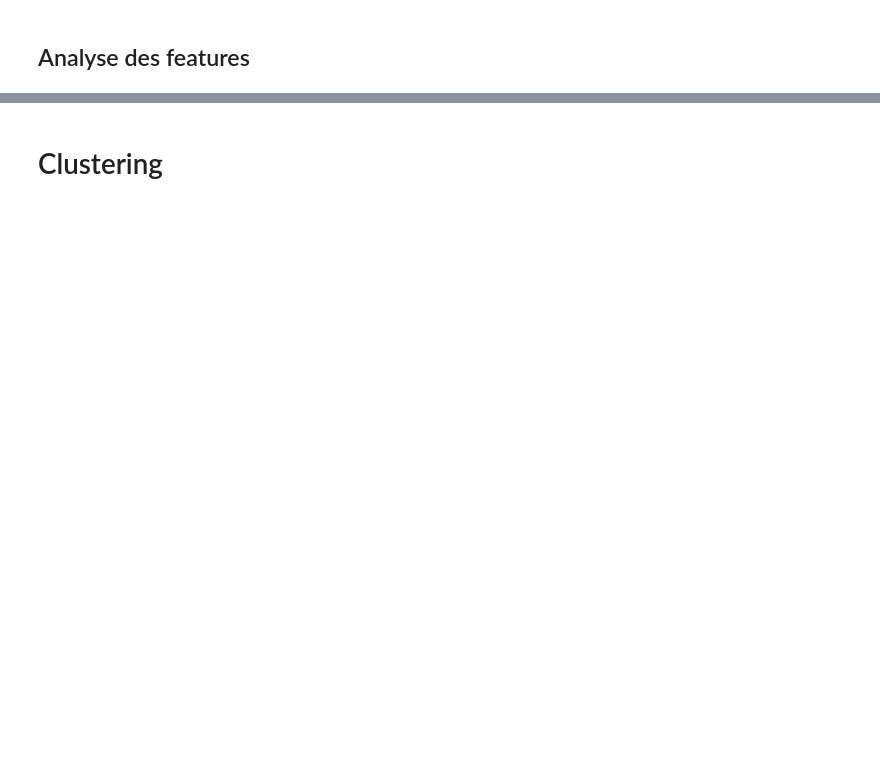
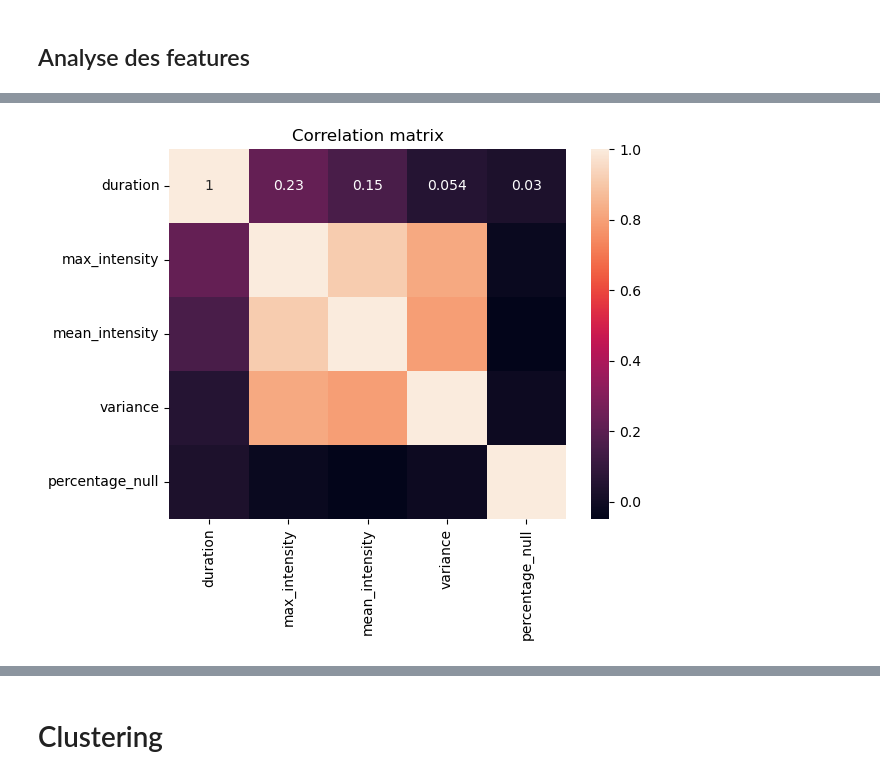
Before and after one commit to benjamin-feldman/precipitations, a Jupyter notebook: notebooks/exploration.ipynb, the cells around one changed output, grey strips where cells are left out. Cells and saved outputs as stored; diff of their text form; code cells hidden in the pictures; blank space fills up the shorter version.

```diff
--- a/notebooks/exploration.ipynb
+++ b/notebooks/exploration.ipynb
@@ -30,0 +25,6 @@ df = pd.read_csv('data/features_01_2018.csv', index_col=0)
+# %%
+FEATURES = ['duration', 'max_intensity', 'mean_intensity', 'variance', 'percentage_null']
+pd.set_option('display.float_format', lambda x: '%.5f' % x)
+# %%
+df = pd.read_pickle("../data/dataframes/2018_07.pkl")
+df['end_time_absolute'] = df['start_time_absolute'] + df['duration'] # should be removed in the future (newly generated .pkl files will already have this column)
@@ -38,0 +97,7 @@ sns.pairplot(df_sample, diag_kind="kde")
+# %%
+correlation_matrix = df[FEATURES].corr()
+sns.heatmap(correlation_matrix, annot=True)
+plt.title('Correlation matrix')
+plt.show()
+# %% [output]
+[figure, added]
```
Also changed, not shown: parts of 25 cells of this notebook.
